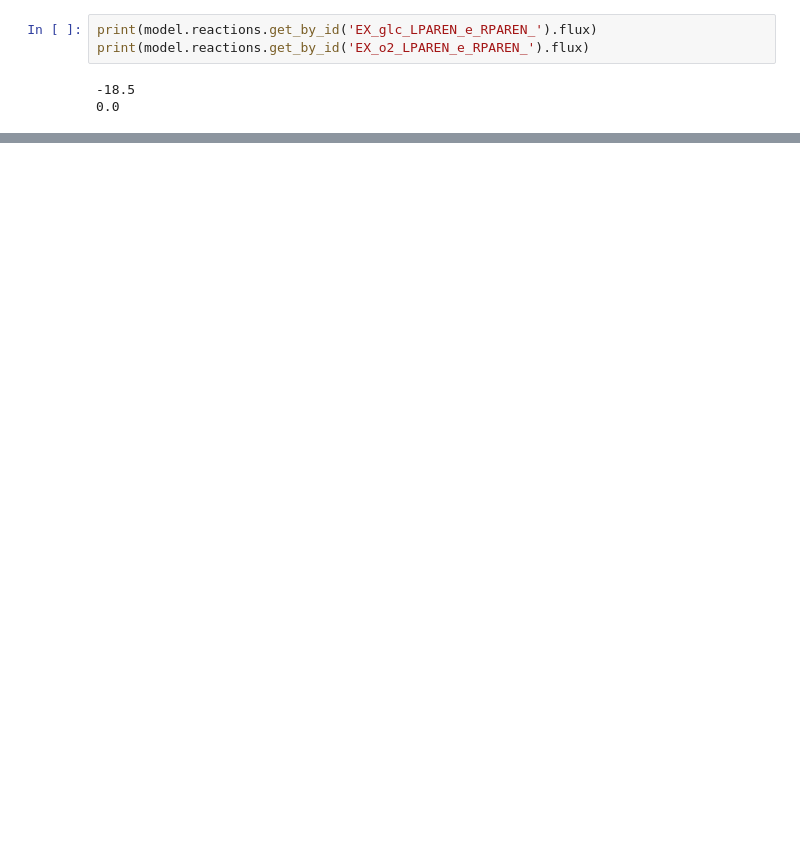
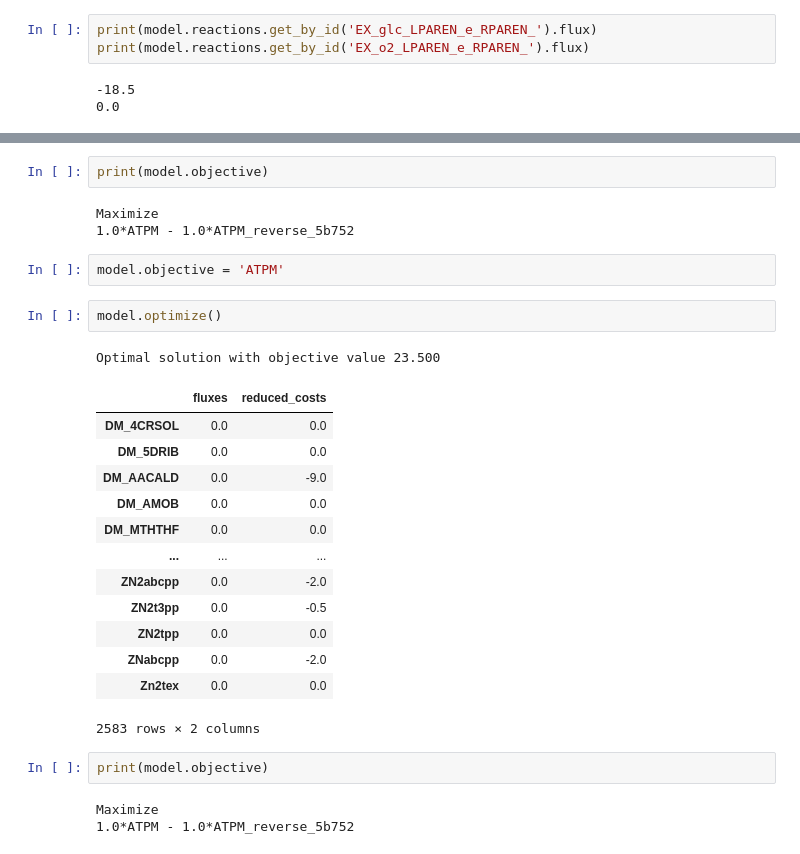
Before and after one commit to yashjonjale/iGEM-IITB, a Jupyter notebook: FBA/e_coli_sim/sim1.ipynb, the cells around one changed output, grey strips where cells are left out. Drawn from its saved outputs; the diff is of its cells as text; blank space fills up the shorter version.

```diff
--- a/FBA/e_coli_sim/sim1.ipynb
+++ b/FBA/e_coli_sim/sim1.ipynb
@@ -160,0 +230,29 @@ print(model.reactions.get_by_id('EX_o2_LPAREN_e_RPAREN_').flux)
+# %%
+print(model.objective)
+# %% [output]
+Maximize
+1.0*ATPM - 1.0*ATPM_reverse_5b752
+# %%
+model.objective = 'ATPM'
+# %%
+model.optimize()
+# %% [output]
+Optimal solution with objective value 23.500
+|  | fluxes | reduced_costs |
+| DM_4CRSOL | 0.0 | 0.0 |
+| DM_5DRIB | 0.0 | 0.0 |
+| DM_AACALD | 0.0 | -9.0 |
+| DM_AMOB | 0.0 | 0.0 |
+| DM_MTHTHF | 0.0 | 0.0 |
+| ... | ... | ... |
+| ZN2abcpp | 0.0 | -2.0 |
+| ZN2t3pp | 0.0 | -0.5 |
+| ZN2tpp | 0.0 | 0.0 |
+| ZNabcpp | 0.0 | -2.0 |
+| Zn2tex | 0.0 | 0.0 |
+2583 rows × 2 columns
+# %%
+print(model.objective)
+# %% [output]
+Maximize
+1.0*ATPM - 1.0*ATPM_reverse_5b752
```
Also changed, not shown: parts of 21 cells of this notebook, 1 other file.
